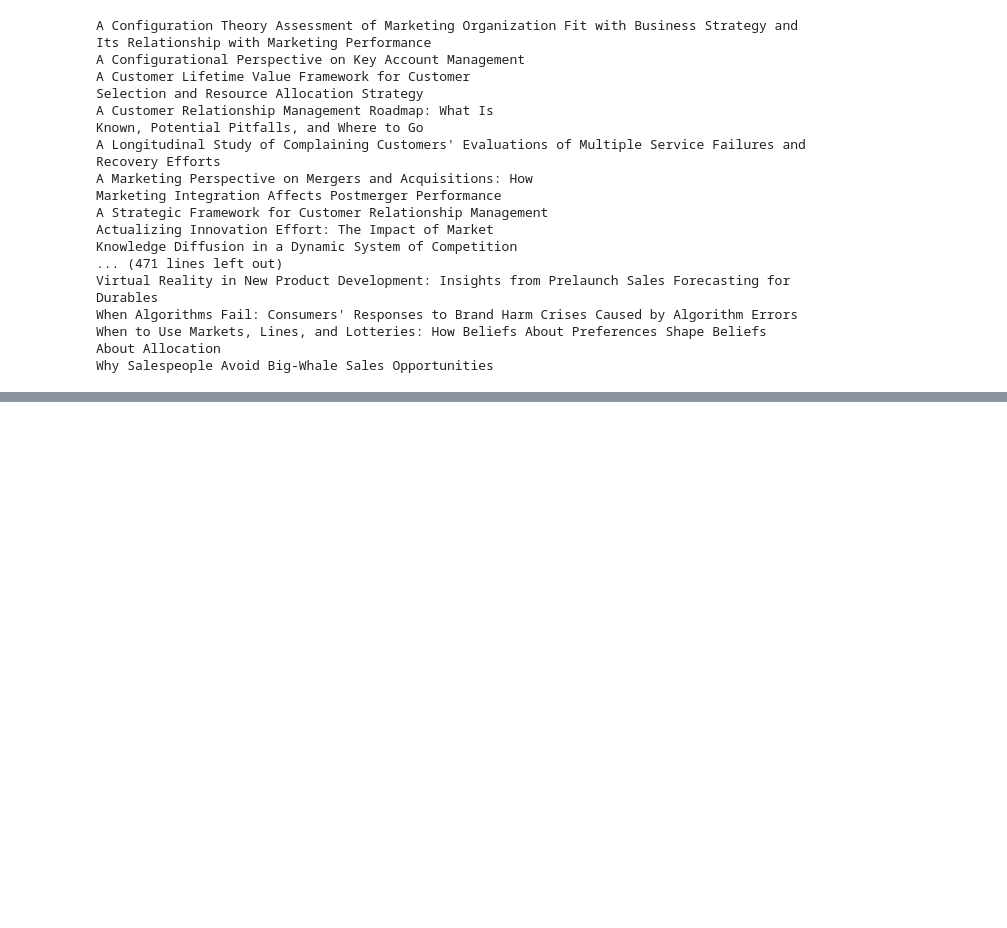
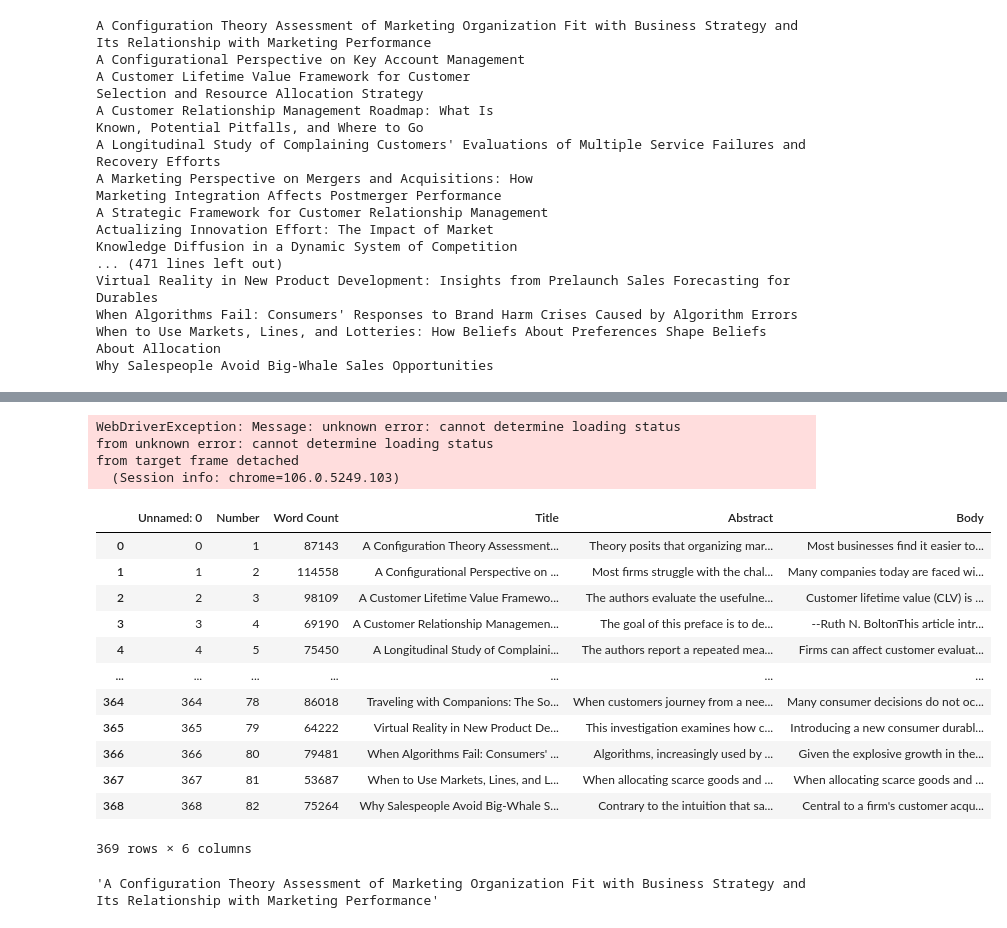
Before and after one commit to Richard1007/extract_maintext, a Jupyter notebook: scraping.ipynb, the cells around one changed output, grey strips where cells are left out. Drawn from its saved outputs; the diff is of its cells as text; code cells hidden in the pictures; blank space fills up the shorter version.

```diff
--- a/scraping.ipynb
+++ b/scraping.ipynb
@@ -461,0 +459,7 @@ KeyboardInterrupt:
+# %%
+from selenium import webdriver
+from selenium.webdriver.common.keys import Keys
+import pandas as pd
+from selenium import webdriver
+from webdriver_manager.chrome import ChromeDriverManager
+driver = webdriver.Chrome(ChromeDriverManager().install())
@@ -461,0 +469,53 @@ KeyboardInterrupt:
+# %%
+import random
+from selenium.webdriver.common.by import By
+citation_lst = []
+for i in range(len(url_lst)):
+    driver.get(url_lst[i])
+    # txt = driver.find_element_by_class_name("gs_bdy")
+    # txt = driver.find_element_by_xpath("//div[@class='gs_bdy']").text
+    # salaries = driver.find_elements_by_xpath('//div[@id="gs_bdy"]')
+    element = driver.find_elements(By.TAG_NAME, 'div')
+    element = driver.find_elements(By.CLASS_NAME, 'gs_fl')
+    for e in element:
+        if '被引用' in e.text:
+            citation_number = e.text.split('被引用 ')[1].split()[0]
+            # print(citation_number)
+            citation_lst.append(int(citation_number))
+            print(i,int(citation_number),df['Title'][i])
+    # print(citation_lst)
+
+# print(driver.find_element(By.XPATH, "//span[@class='gs_bdy']").text)
+# n = random.randint(0,9)
+# userPos = 'psr'+str(n)
+# WebDriverWait(browser, maxTimeout).until(EC.element_to_be_clickable((By.ID, str(userPos)))).click()
+# xpath="//div[@id='{}']//span[@id='countLabel']/following-sibling::span".format(userPos)
+# userName = WebDriverWait(browser, maxTimeout).until(EC.visibility_of_element_located((By.XAPTH,xpath))).text
+# print(userName)
+# userName = WebDriverWait(browser, maxTimeout).until(EC.visibility_of_element_located((By.XAPTH,xpath))).get_attribute(textContent)
+# print(userName)
+# %% [output]
+WebDriverException: Message: unknown error: cannot determine loading status
+from unknown error: cannot determine loading status
+from target frame detached
+  (Session info: chrome=106.0.5249.103)
+# %%
+citation = pd.DataFrame(citation_lst)
+# %% [output]
+|  | Unnamed: 0 | Number | Word Count | Title | Abstract | Body |
+| 0 | 0 | 1 | 87143 | A Configuration Theory Assessment... | Theory posits that organizing mar... | Most businesses find it easier to... |
+| 1 | 1 | 2 | 114558 | A Configurational Perspective on ... | Most firms struggle with the chal... | Many companies today are faced wi... |
+| 2 | 2 | 3 | 98109 | A Customer Lifetime Value Framewo... | The authors evaluate the usefulne... | Customer lifetime value (CLV) is ... |
+| 3 | 3 | 4 | 69190 | A Customer Relationship Managemen... | The goal of this preface is to de... | --Ruth N. BoltonThis article intr... |
+| 4 | 4 | 5 | 75450 | A Longitudinal Study of Complaini... | The authors report a repeated mea... | Firms can affect customer evaluat... |
+| ... | ... | ... | ... | ... | ... | ... |
+| 364 | 364 | 78 | 86018 | Traveling with Companions: The So... | When customers journey from a nee... | Many consumer decisions do not oc... |
+| 365 | 365 | 79 | 64222 | Virtual Reality in New Product De... | This investigation examines how c... | Introducing a new consumer durabl... |
+| 366 | 366 | 80 | 79481 | When Algorithms Fail: Consumers' ... | Algorithms, increasingly used by ... | Given the explosive growth in the... |
+| 367 | 367 | 81 | 53687 | When to Use Markets, Lines, and L... | When allocating scarce goods and ... | When allocating scarce goods and ... |
+| 368 | 368 | 82 | 75264 | Why Salespeople Avoid Big-Whale S... | Contrary to the intuition that sa... | Central to a firm's customer acqu... |
+369 rows × 6 columns
+# %%
+df['Title'][0]
+# %% [output]
+'A Configuration Theory Assessment of Marketing Organization Fit with Business Strategy and Its Relationship with Marketing Performance'
```
Also changed, not shown: parts of 4 cells of this notebook, 4 other files.
